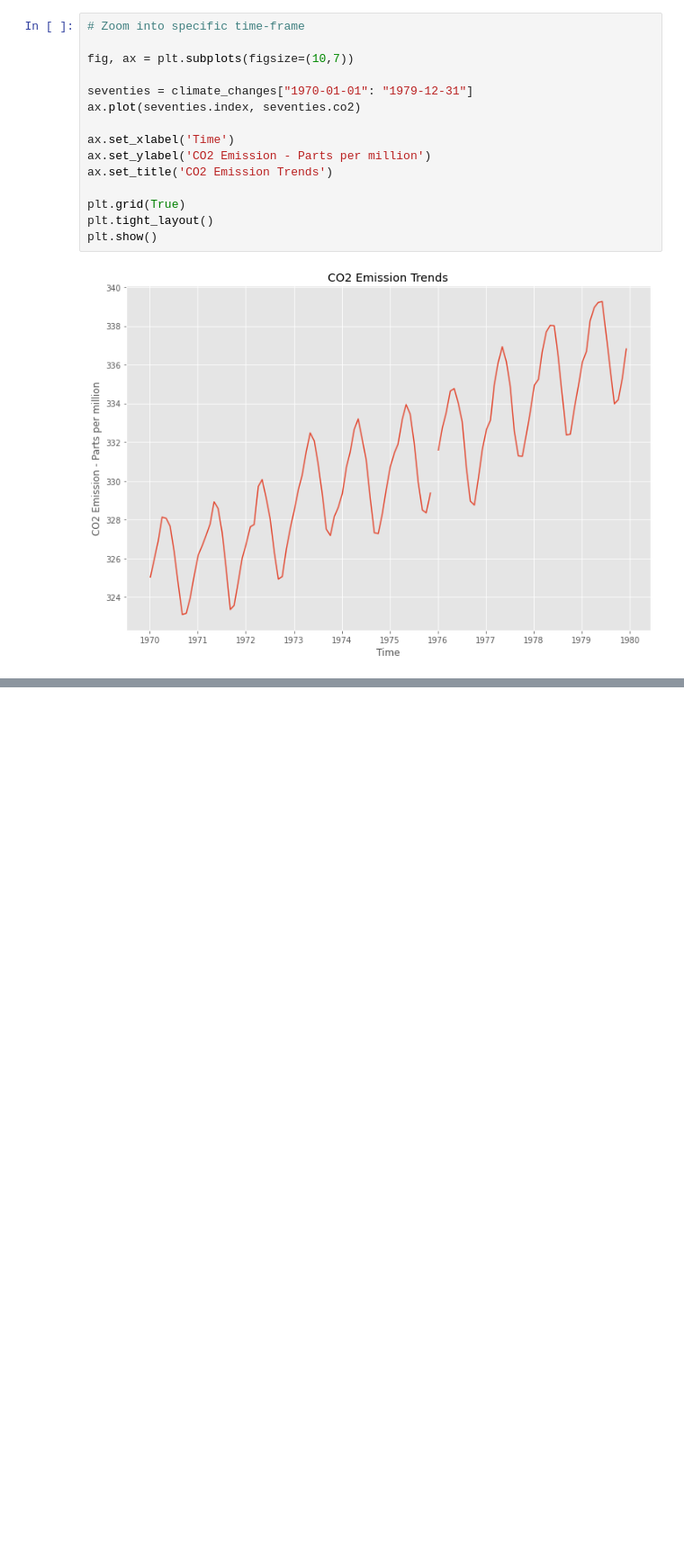
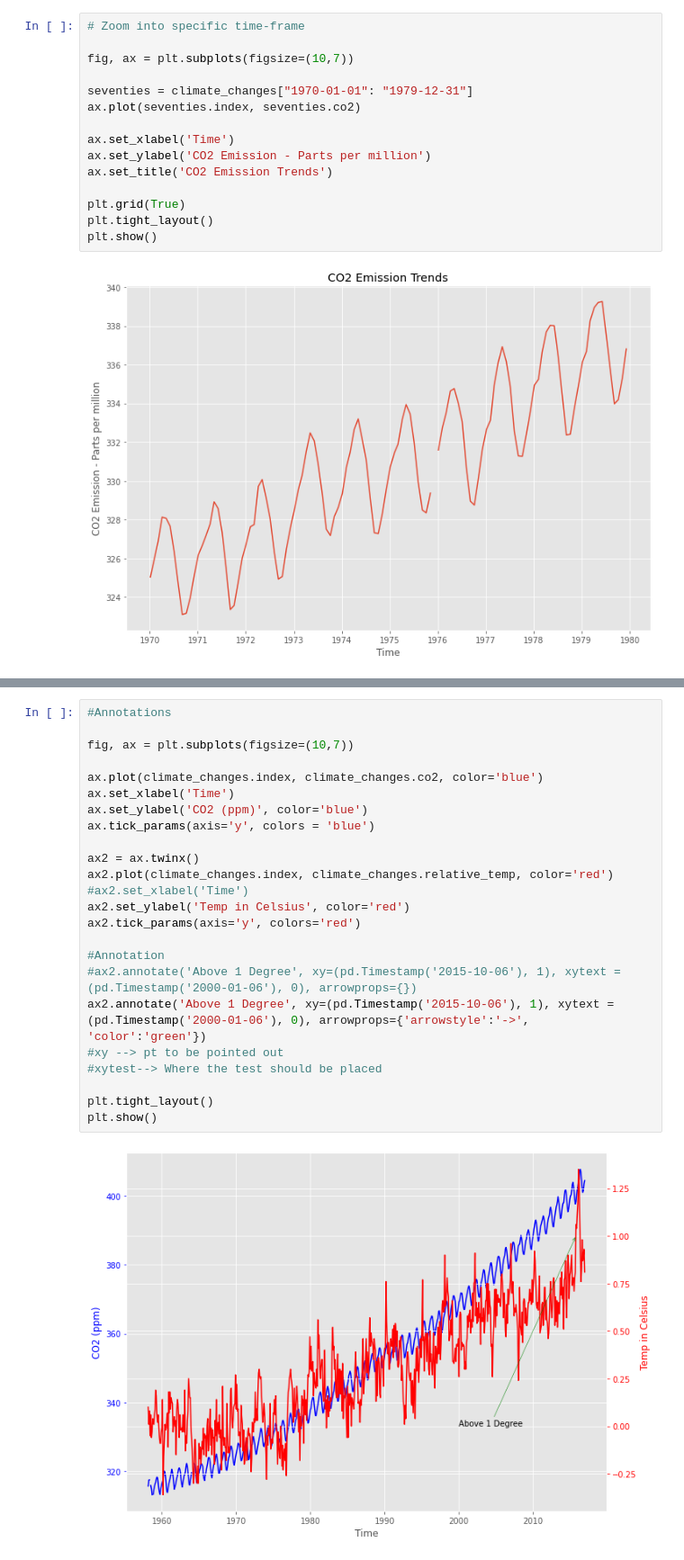
Before and after one commit to manoj7pal/Google-Colab-Notebooks, a Jupyter notebook: DataVisualizationWithMatplotlib.ipynb, the cells around one changed output, grey strips where cells are left out. Shown: that part at 90% size. Saved outputs shown, nothing was run; the diff lists cells and outputs as text; blank space fills up the shorter version.

```diff
--- a/DataVisualizationWithMatplotlib.ipynb
+++ b/DataVisualizationWithMatplotlib.ipynb
@@ -184,0 +223,26 @@ plt.show()
+# %%
+#Annotations
+
+fig, ax = plt.subplots(figsize=(10,7))
+
+ax.plot(climate_changes.index, climate_changes.co2, color='blue')
+ax.set_xlabel('Time')
+ax.set_ylabel('CO2 (ppm)', color='blue')
+ax.tick_params(axis='y', colors = 'blue')
+
+ax2 = ax.twinx()
+ax2.plot(climate_changes.index, climate_changes.relative_temp, color='red')
+#ax2.set_xlabel('Time')
+ax2.set_ylabel('Temp in Celsius', color='red')
+ax2.tick_params(axis='y', colors='red')
+
+#Annotation
+#ax2.annotate('Above 1 Degree', xy=(pd.Timestamp('2015-10-06'), 1), xytext = (pd.Timestamp('2000-01-06'), 0), arrowprops={})
+ax2.annotate('Above 1 Degree', xy=(pd.Timestamp('2015-10-06'), 1), xytext = (pd.Timestamp('2000-01-06'), 0), arrowprops={'arrowstyle':'->', 'color':'green'})
+#xy --> pt to be pointed out
+#xytest--> Where the test should be placed
+
+plt.tight_layout()
+plt.show()
+# %% [output]
+[figure, added]
```
Also changed, not shown: parts of 4 cells of this notebook.
